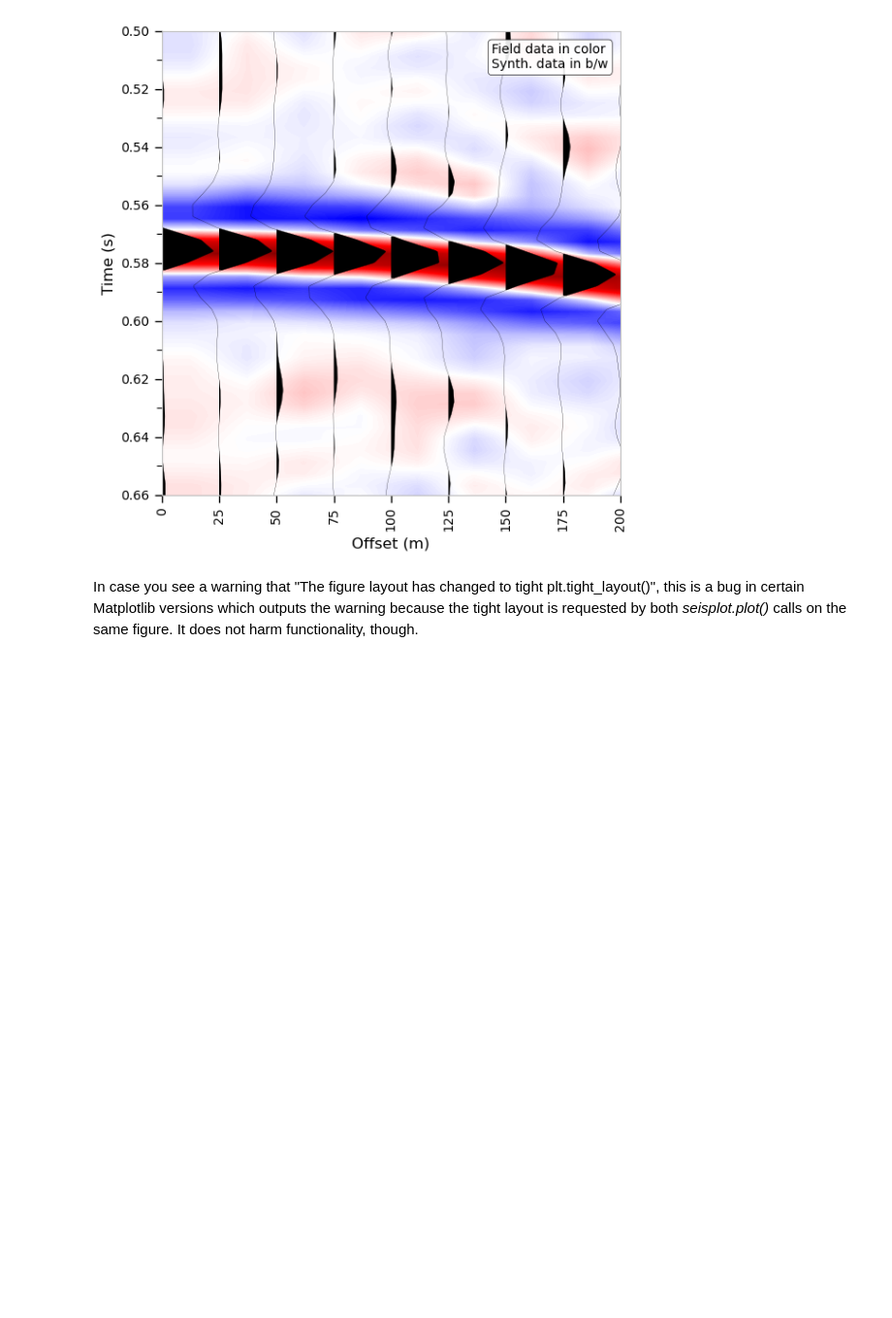
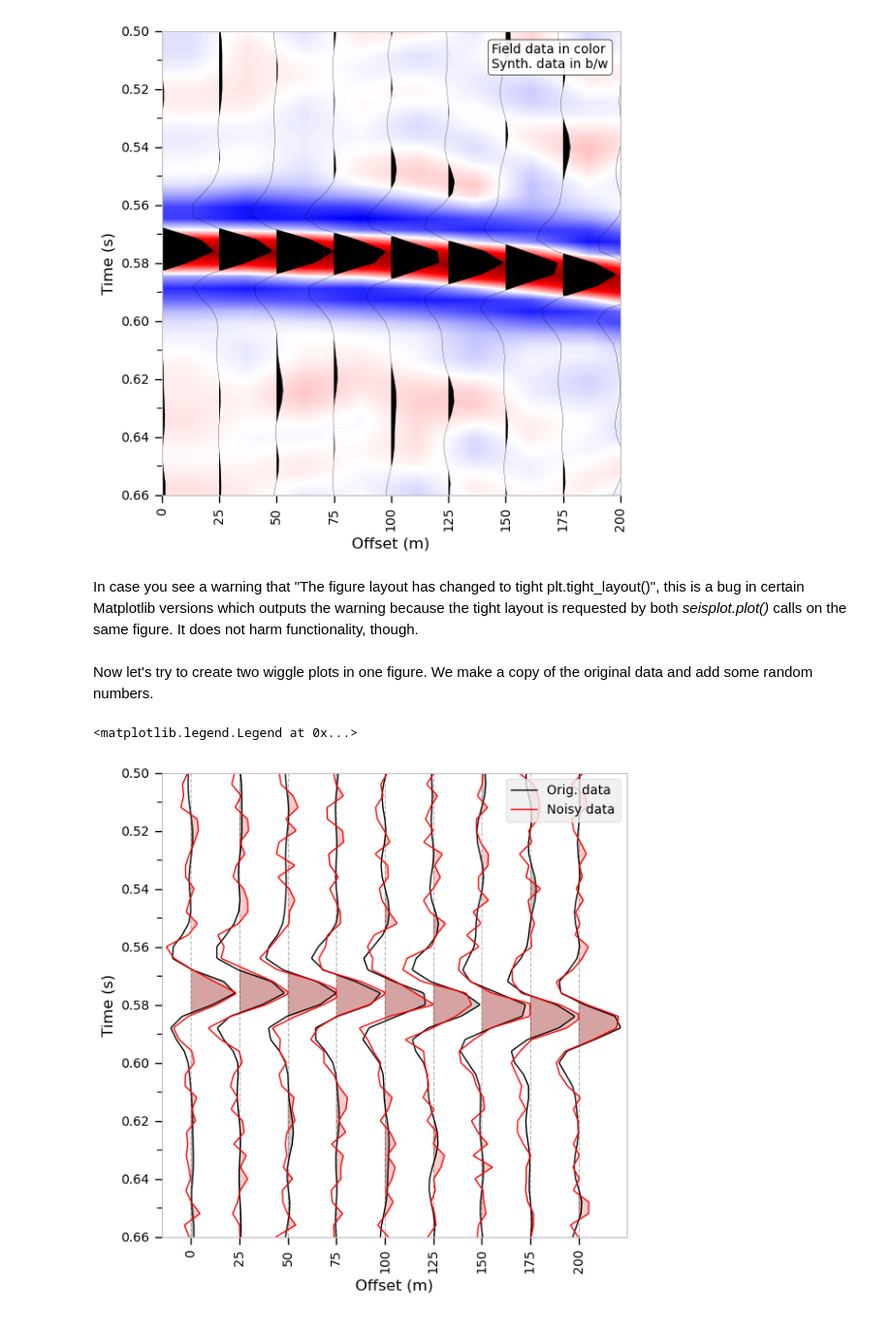
Before and after one commit to ThomasHertweck/seisplot, a Jupyter notebook: examples/03_advanced_plotting_features.ipynb, the cells around one changed output. Shown at 97% size. Cells and saved outputs as stored; diff of their text form; code cells hidden in the pictures; blank space fills up the shorter version.

Commit message:
Updated third example to demonstrate new features: label and ampfac parameters

```diff
--- a/examples/03_advanced_plotting_features.ipynb
+++ b/examples/03_advanced_plotting_features.ipynb
@@ -38,3 +38,29 @@ Text(144, 0.513, 'Field data in color\nSynth. data in b/w')
 [figure]
 # %% [markdown]
 In case you see a warning that "The figure layout has changed to tight plt.tight_layout()", this is a bug in certain Matplotlib versions which outputs the warning because the tight layout is requested by both *seisplot.plot()* calls on the same figure. It does not harm functionality, though.
+# %% [markdown]
+Now let's try to create two wiggle plots in one figure. We make a copy of the original data and add some random numbers.
+# %%
+cmp1 = cmpgather[cmpgather["offset"] <= 200]
+maxamp1 = np.fabs(cmp1["data"]).max()
+cmp2 = cmp1.copy()
+cmp2["data"] += 0.2*maxamp1*(2*np.random.random_sample(cmp2["data"].shape)-1)
+maxamp2 = np.fabs(cmp2["data"]).max()
+# %%
+fig, ax = seisplot.plot(cmp1, plottype="wiggle", haxis="offset", width=6, height=6,
+                        vlabel="Time (s)", hlabel="Offset (m)", label="Orig. data",
+                        vmajorticks=0.02, vminorticks=0.01, hmajorticks=25, hticklabelrot=90,
+                        vaxisbeg=0.5, vaxisend=0.66, haxisbeg=-15, haxisend=224.9,
+                        wigglehires=True, alpha=0.2, fillcolor="black", linewidth=1)
+
+ampratio = maxamp1 / maxamp2
+
+seisplot.plot(cmp2, plottype="wiggle", fig=fig, ax=ax, haxis="offset",
+              label="Noisy data", wigglehires=True, ampfac=ampratio,
+              vaxisbeg=0.5, vaxisend=0.66, haxisbeg=-15, haxisend=224.9,
+              linecolor="red", alpha=0.2, fillcolor="red", linewidth=1,
+              hgrid="major", gridstyle="--", gridlinealpha=0.3)
+ax.legend(loc="upper right")
+# %% [output]
+<matplotlib.legend.Legend at 0x...>
+[figure, added]
```
